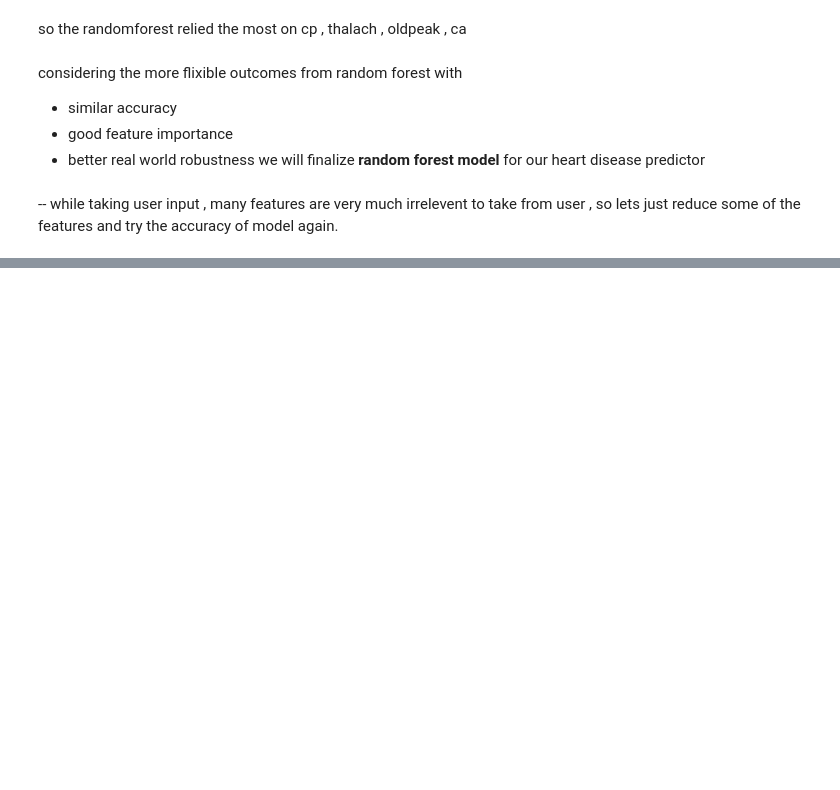
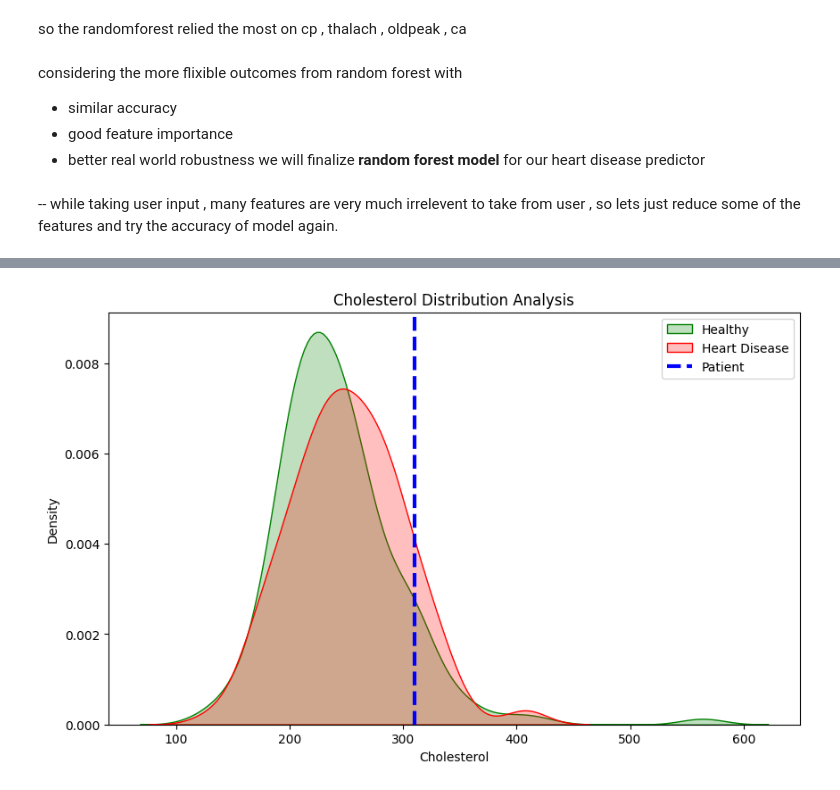
Before and after one commit to TheOnlySG/medical-classification-ml, a Jupyter notebook: notebooks/eda_heart.ipynb, the cells around one changed output, grey strips where cells are left out. Saved outputs shown, nothing was run; the diff lists cells and outputs as text; code cells hidden in the pictures; blank space fills up the shorter version.

```diff
--- a/notebooks/eda_heart.ipynb
+++ b/notebooks/eda_heart.ipynb
@@ -322,0 +350,43 @@ while taking user input , many features are very much irrelevent to take from us
+# %%
+
+#CHOLESTROL GRAPH FOR HEART
+
+patient_chol = 310
+
+plt.figure(figsize=(10, 6))
+
+sns.kdeplot(
+    data=df_heart[df_heart['target'] == 0],
+    x='chol',
+    fill=True,
+    color='green',
+    label='Healthy'
+)
+
+sns.kdeplot(
+    data=df_heart[df_heart['target'] == 1],
+    x='chol',
+    fill=True,
+    color='red',
+    label='Heart Disease'
+)
+
+plt.axvline(
+    patient_chol,
+    color='blue',
+    linestyle='--',
+    linewidth=3,
+    label='Patient'
+)
+
+plt.title('Cholesterol Distribution Analysis')
+
+plt.xlabel('Cholesterol')
+
+plt.ylabel('Density')
+
+plt.legend()
+
+plt.show()
+# %% [output]
+[figure, added]
```
Also changed, not shown: parts of 6 cells of this notebook, 9 other files.
